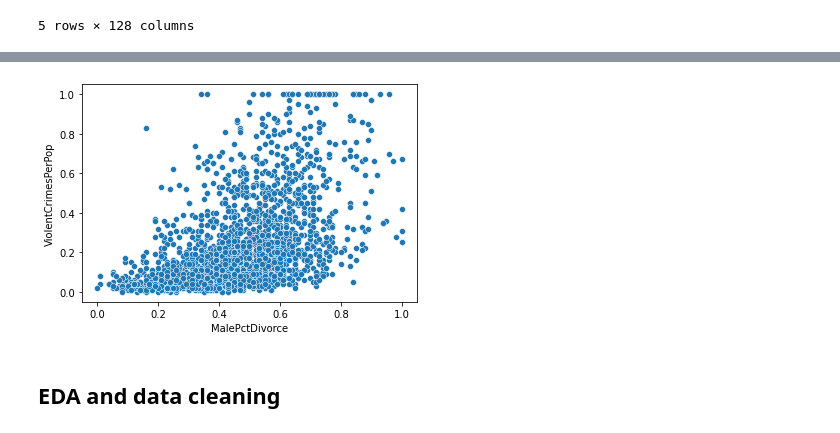
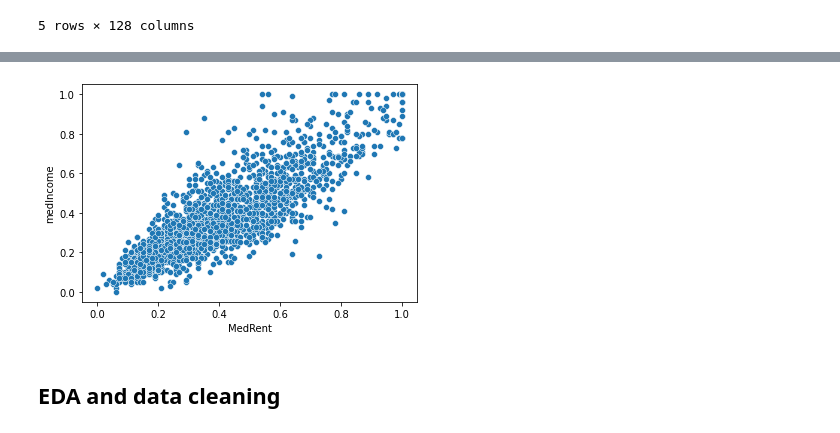
Before and after one commit to MarkNik1/my_ml_h, a Jupyter notebook: assignment_2/assigment2.ipynb, the cells around one changed output, grey strips where cells are left out. Saved outputs shown, nothing was run; the diff lists cells and outputs as text; code cells hidden in the pictures.

```diff
--- a/assignment_2/assigment2.ipynb
+++ b/assignment_2/assigment2.ipynb
@@ -44,8 +49,8 @@ plt.show()
 # %%
-ax = sns.scatterplot(x="MalePctDivorce", y = "ViolentCrimesPerPop", data=data)
+ax = sns.scatterplot(x="MedRent", y = "medIncome", data=data)
 plt.show()
 # %% [output]
-[figure, old version]
+[figure, new version]
 # %% [markdown]
 ## EDA and data cleaning
 # %%
```
Also changed, not shown: parts of 27 cells of this notebook.
